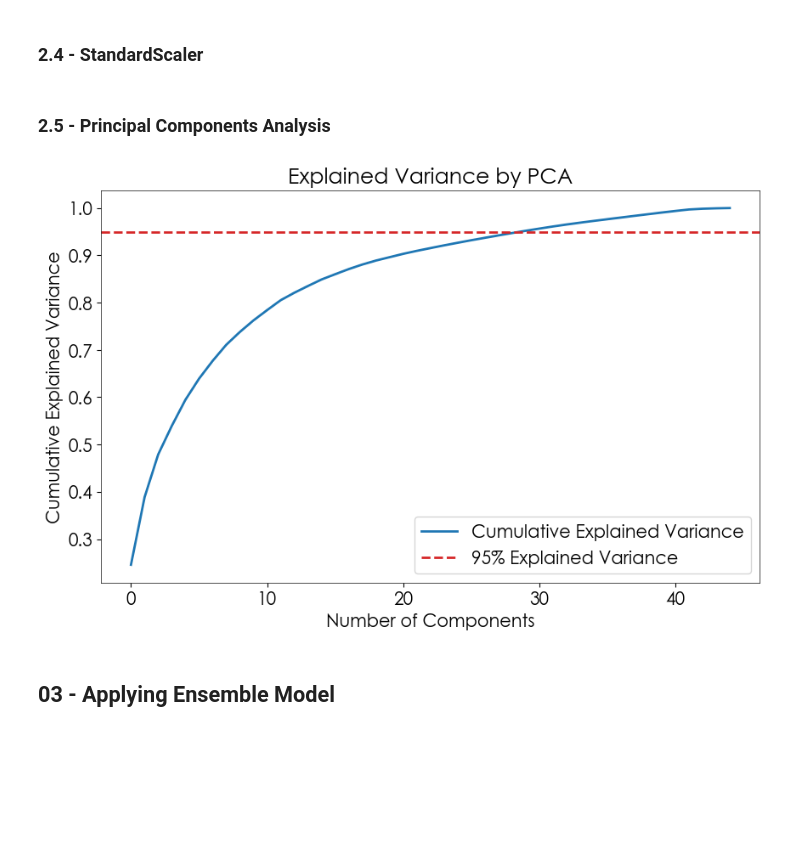
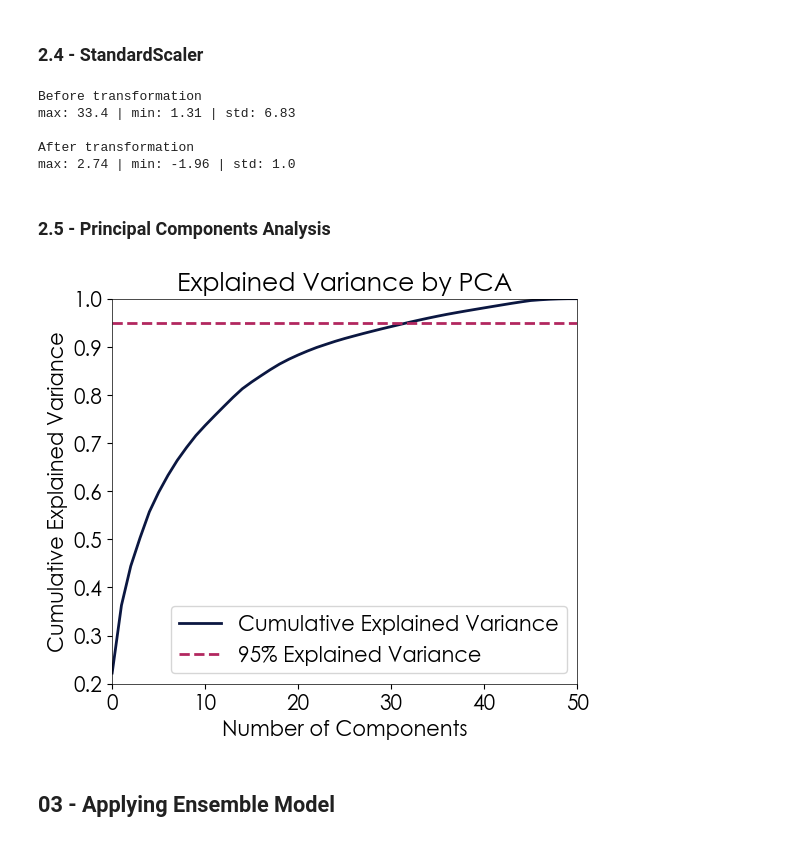
Before and after one commit to PauloCasmal/data-mining-study, a Jupyter notebook: Model-mining.ipynb, the cells around one changed output. Cells and saved outputs as stored; diff of their text form; code cells hidden in the pictures; blank space fills up the shorter version.

```diff
--- a/Model-mining.ipynb
+++ b/Model-mining.ipynb
@@ -36,7 +36,7 @@ from sklearn.preprocessing import StandardScaler
 from sklearn.decomposition import PCA
 # %%
 # Configuration of matplotlib parameters for consistent styling
-mpl.rcParams['figure.figsize'] = (10, 6)  # Default figure size
+mpl.rcParams['figure.figsize'] = (10, 5)  # Default figure size
 mpl.rc('lines', lw=2)  # Sets the line width
 mpl.rcParams['grid.linewidth'] = 0.5  # Grid line width
 mpl.rcParams['grid.linestyle'] = 'dashed'  # Grid line style
@@ -125,7 +127,7 @@ def create_time_features(df):
     return df
 
 
-# df = create_time_features(df)
+df = create_time_features(df)
 # %% [markdown]
 ### 2.3 - Lag Features
 # %%
@@ -136,7 +138,7 @@ view = view[view.index > '2017-09-08 00:00:00']
 
 target_col = "% Silica Concentrate"
 
-for lag in range(1, 25):
+for lag in range(1, 15):
     view[f"lag-{lag}"] = view[target_col].shift(lag)
 
 view = view.dropna()
@@ -148,11 +150,13 @@ ax.plot(view.index, view['lag-1'], c='tab:orange', label='lag-01')
 ax.plot(view.index, view['lag-2'], c='tab:green', label='lag-02')
 ax.plot(view.index, view['lag-3'], c='tab:purple', label='lag-03')
 
-ax.xaxis.set_major_formatter(mdates.DateFormatter('%d/%m'))
+ax.xaxis.set_major_formatter(mdates.DateFormatter('%H:%M'))
 
 ax.legend()
 ax.set_ylabel('Silica Concentrate [%]')
 ax.set_xlabel('Measurement')
 
+fig.savefig(r'G:\Meu Drive\03 - Facens\03 - Data Science\02-TCC-POS\05-Figures\lag-features.svg', dpi=140, format='svg', transparent=True)
+
 plt.show()
 # %% [output]
@@ -167,9 +171,9 @@ for lag in range(1, 25):
 
 df = df.dropna()
 # %%
-df_test = df[df.index > '2017-09-08 23:00:00']
+# df_test = df[df.index > '2017-09-08 23:00:00']
 
-df = df[df.index < '2017-09-08 23:00:00']
+# df = df[df.index < '2017-09-08 23:00:00']
 # %% [markdown]
 ### 2.4 - Cross-Validation
 # %%
@@ -212,25 +215,63 @@ df = df.dropna()
 # %%
-X_train = df.drop(columns=['% Silica Concentrate'])
+# Just for visualization purposes
+df_sc = df.copy()
+
+X_view_train = df_sc.drop(columns=['% Silica Concentrate'])
+
 
 scaler = StandardScaler()
 
-X_train_scaled = scaler.fit_transform(X_train)
+X_train_scaled = scaler.fit_transform(X_view_train)
+
+print(
+    f"\nBefore transformation\n"
+    f"max: {X_view_train['% Silica Feed'].max().round(2)} | "
+    f"min: {X_view_train['% Silica Feed'].min().round(2)} | "
+    f"std: {X_view_train['% Silica Feed'].std().round(2)}"
+)
+
+X_train_scaled = pd.DataFrame(
+    X_train_scaled,
+    columns=X_view_train.columns,
+    index=X_view_train.index
+)
+
+print(
+    f"\nAfter transformation\n"
+    f"max: {X_train_scaled['% Silica Feed'].max().round(2)} | "
+    f"min: {X_train_scaled['% Silica Feed'].min().round(2)} | "
+    f"std: {X_train_scaled['% Silica Feed'].std().round(2)}"
+)
+# %% [output]
+Before transformation
+max: 33.4 | min: 1.31 | std: 6.83
+
+After transformation
+max: 2.74 | min: -1.96 | std: 1.0
 # %% [markdown]
 ### 2.5 - Principal Components Analysis
 # %%
+# Just for visualization purposes
 pca = PCA().fit(X_train_scaled)
 
-plt.plot(np.cumsum(pca.explained_variance_ratio_), label='Cumulative Explained Variance', c='tab:blue')
-plt.axhline(0.95, linestyle='--', c='tab:red', label='95% Explained Variance')
+fig_pca, ax = plt.subplots(figsize=(6, 5))
 
-plt.xlabel('Number of Components')
-plt.ylabel('Cumulative Explained Variance')
-plt.title('Explained Variance by PCA')
-plt.legend(loc=4)
+ax.plot(np.cumsum(pca.explained_variance_ratio_), label='Cumulative Explained Variance', c='#0B1741')
+ax.axhline(0.95, linestyle='--', label='95% Explained Variance', color='#B2275F')
+
+ax.set_xlabel('Number of Components')
+ax.set_ylabel('Cumulative Explained Variance')
+ax.set_title('Explained Variance by PCA')
+
+ax.legend(loc=4)
+ax.set_ylim(0.2, 1)
+ax.set_xlim(0, 50)
+
+fig_pca.savefig(r'G:\Meu Drive\03 - Facens\03 - Data Science\02-TCC-POS\05-Figures\pca.svg', dpi=140, format='svg', transparent=True)
 
 plt.show()
 # %% [output]
-[figure, old version]
+[figure, new version]
 # %% [markdown]
 ## 03 - Applying Ensemble Model
 # %%
```
Also changed, not shown: parts of 21 cells of this notebook.
